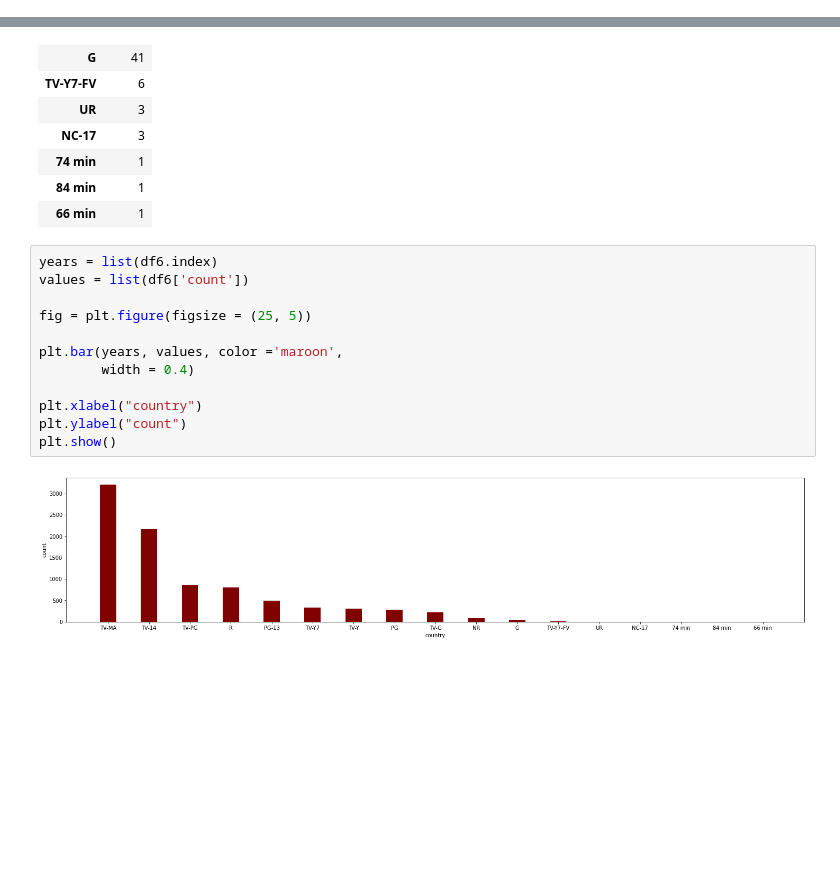
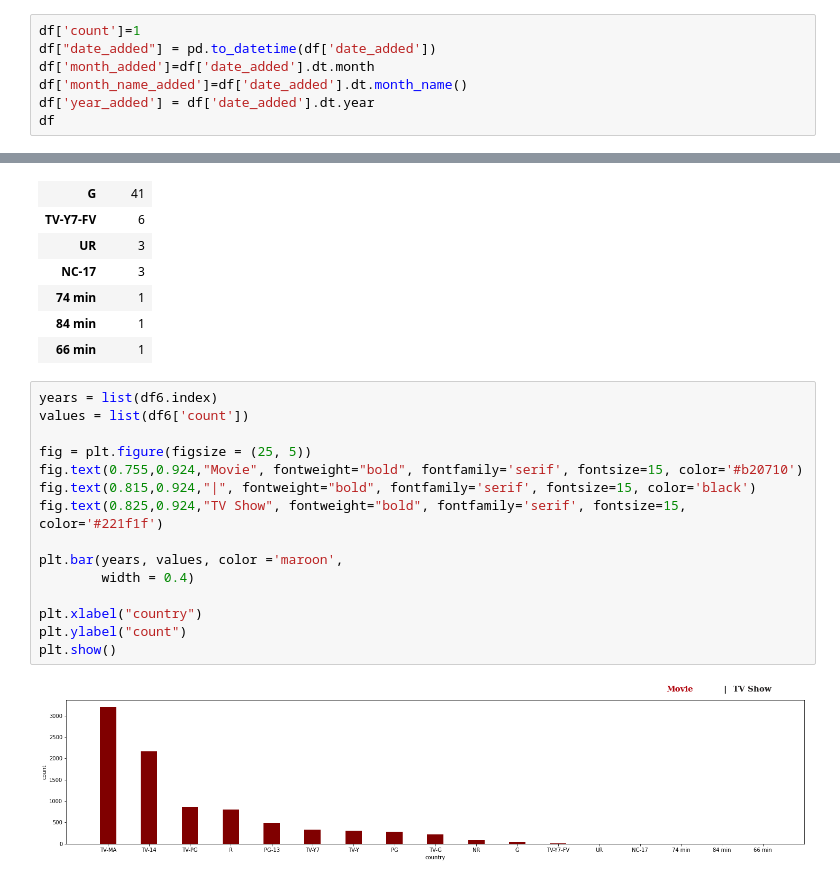
Before and after one commit to TarasVolianskyi/netflix_data_visualization, a Jupyter notebook: netflix_visualisation.ipynb, the cells around one changed output, grey strips where cells are left out. Cells and saved outputs as stored; diff of their text form; blank space fills up the shorter version.

```diff
--- a/netflix_visualisation.ipynb
+++ b/netflix_visualisation.ipynb
@@ -51,0 +38,7 @@ df
+# %%
+df['count']=1
+df["date_added"] = pd.to_datetime(df['date_added'])
+df['month_added']=df['date_added'].dt.month
+df['month_name_added']=df['date_added'].dt.month_name()
+df['year_added'] = df['date_added'].dt.year
+df
@@ -241,14 +436,17 @@ df6
 # %%
 years = list(df6.index)
 values = list(df6['count'])
 
 fig = plt.figure(figsize = (25, 5))
+fig.text(0.755,0.924,"Movie", fontweight="bold", fontfamily='serif', fontsize=15, color='#b20710')
+fig.text(0.815,0.924,"|", fontweight="bold", fontfamily='serif', fontsize=15, color='black')
+fig.text(0.825,0.924,"TV Show", fontweight="bold", fontfamily='serif', fontsize=15, color='#221f1f')
 
 plt.bar(years, values, color ='maroon',
         width = 0.4)
 
 plt.xlabel("country")
 plt.ylabel("count")
 plt.show()
 # %% [output]
-[figure, old version]
+[figure, new version]
```
Also changed, not shown: parts of 19 cells of this notebook.
